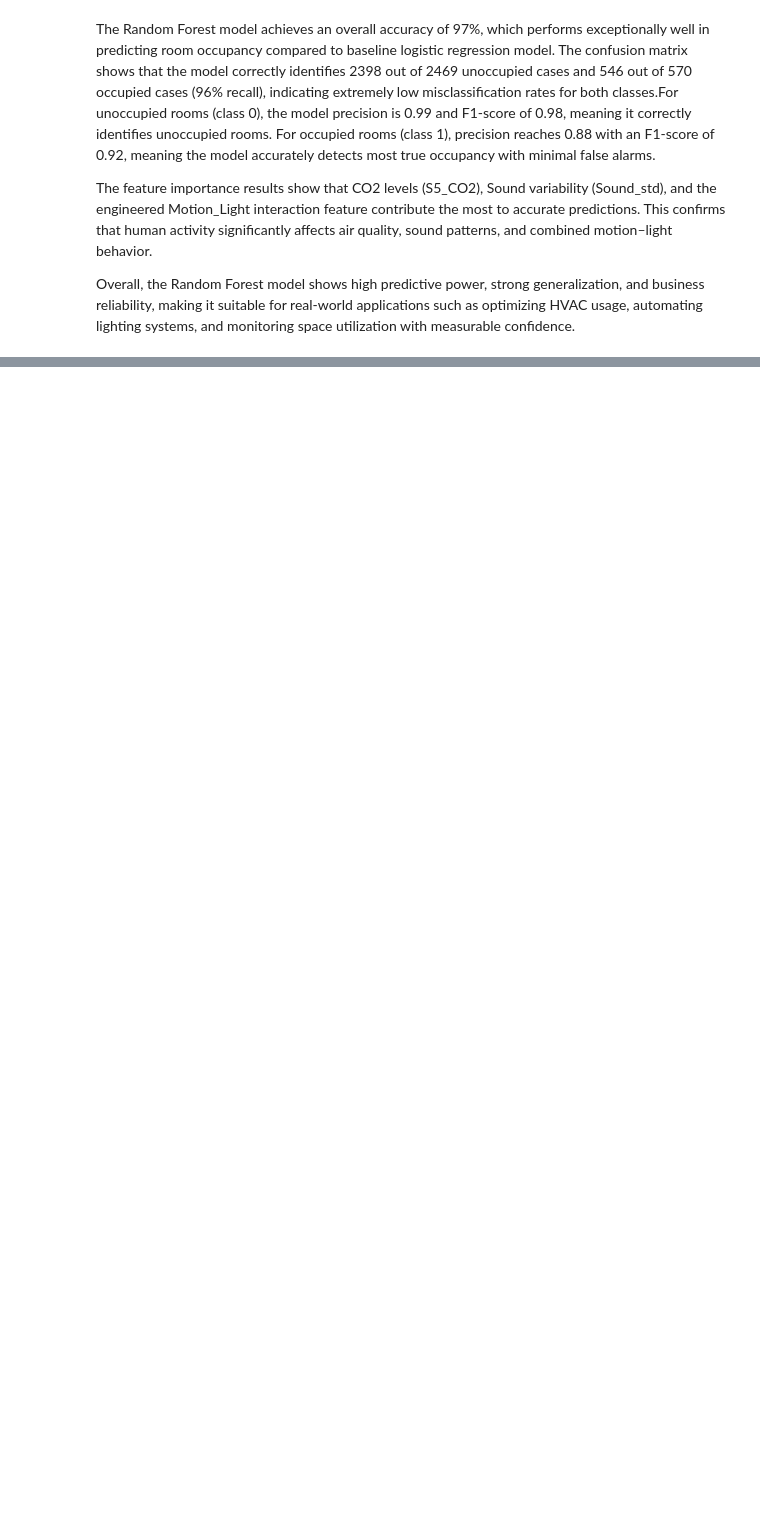
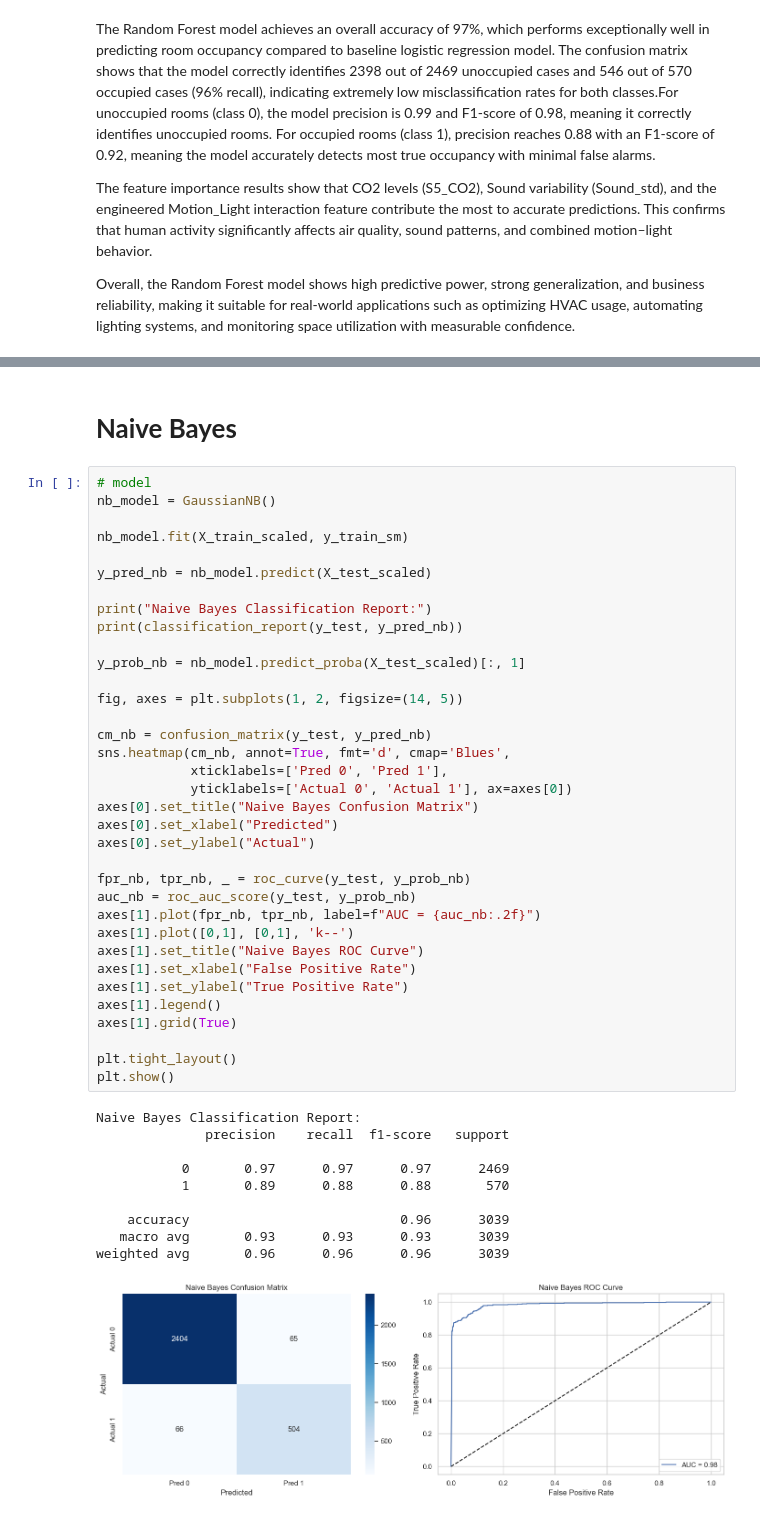
Before and after one commit to masondelan/ADS502_FinalProject, a Jupyter notebook: notebooks/Data preprocessing and modeling.ipynb, the cells around one changed output, grey strips where cells are left out. Drawn from its saved outputs; the diff is of its cells as text; blank space fills up the shorter version.

```diff
--- a/notebooks/Data preprocessing and modeling.ipynb
+++ b/notebooks/Data preprocessing and modeling.ipynb
@@ -886,0 +1033,48 @@ Overall, the Random Forest model shows high predictive power, strong generalizat
+# %% [markdown]
+# **Naive Bayes**
+# %%
+# model
+nb_model = GaussianNB()
+
+nb_model.fit(X_train_scaled, y_train_sm)
+
+y_pred_nb = nb_model.predict(X_test_scaled)
+
+print("Naive Bayes Classification Report:")
+print(classification_report(y_test, y_pred_nb))
+
+y_prob_nb = nb_model.predict_proba(X_test_scaled)[:, 1]
+
+fig, axes = plt.subplots(1, 2, figsize=(14, 5))
+
+cm_nb = confusion_matrix(y_test, y_pred_nb)
+sns.heatmap(cm_nb, annot=True, fmt='d', cmap='Blues',
+            xticklabels=['Pred 0', 'Pred 1'],
+            yticklabels=['Actual 0', 'Actual 1'], ax=axes[0])
+axes[0].set_title("Naive Bayes Confusion Matrix")
+axes[0].set_xlabel("Predicted")
+axes[0].set_ylabel("Actual")
+
+fpr_nb, tpr_nb, _ = roc_curve(y_test, y_prob_nb)
+auc_nb = roc_auc_score(y_test, y_prob_nb)
+axes[1].plot(fpr_nb, tpr_nb, label=f"AUC = {auc_nb:.2f}")
+axes[1].plot([0,1], [0,1], 'k--')
+axes[1].set_title("Naive Bayes ROC Curve")
+axes[1].set_xlabel("False Positive Rate")
+axes[1].set_ylabel("True Positive Rate")
+axes[1].legend()
+axes[1].grid(True)
+
+plt.tight_layout()
+plt.show()
+# %% [output]
+Naive Bayes Classification Report:
+              precision    recall  f1-score   support
+
+           0       0.97      0.97      0.97      2469
+           1       0.89      0.88      0.88       570
+
+    accuracy                           0.96      3039
+   macro avg       0.93      0.93      0.93      3039
+weighted avg       0.96      0.96      0.96      3039
+[figure, added]
```
Also changed, not shown: parts of 16 cells of this notebook.
